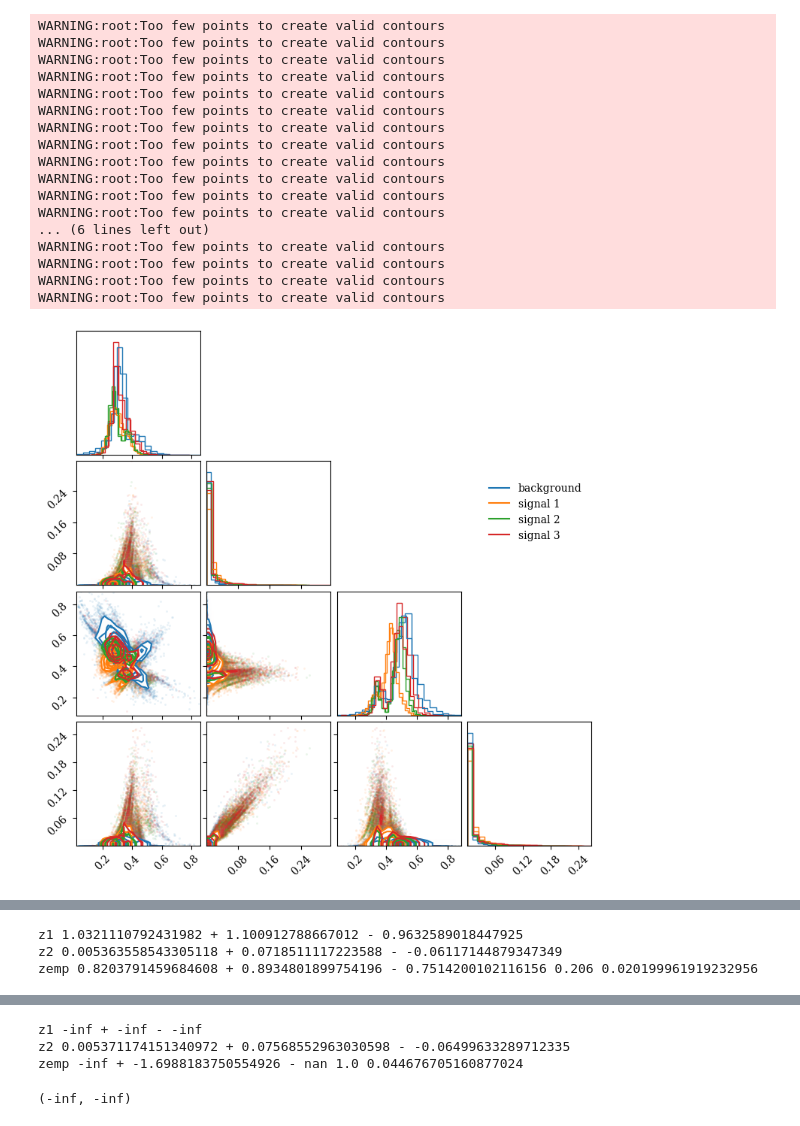
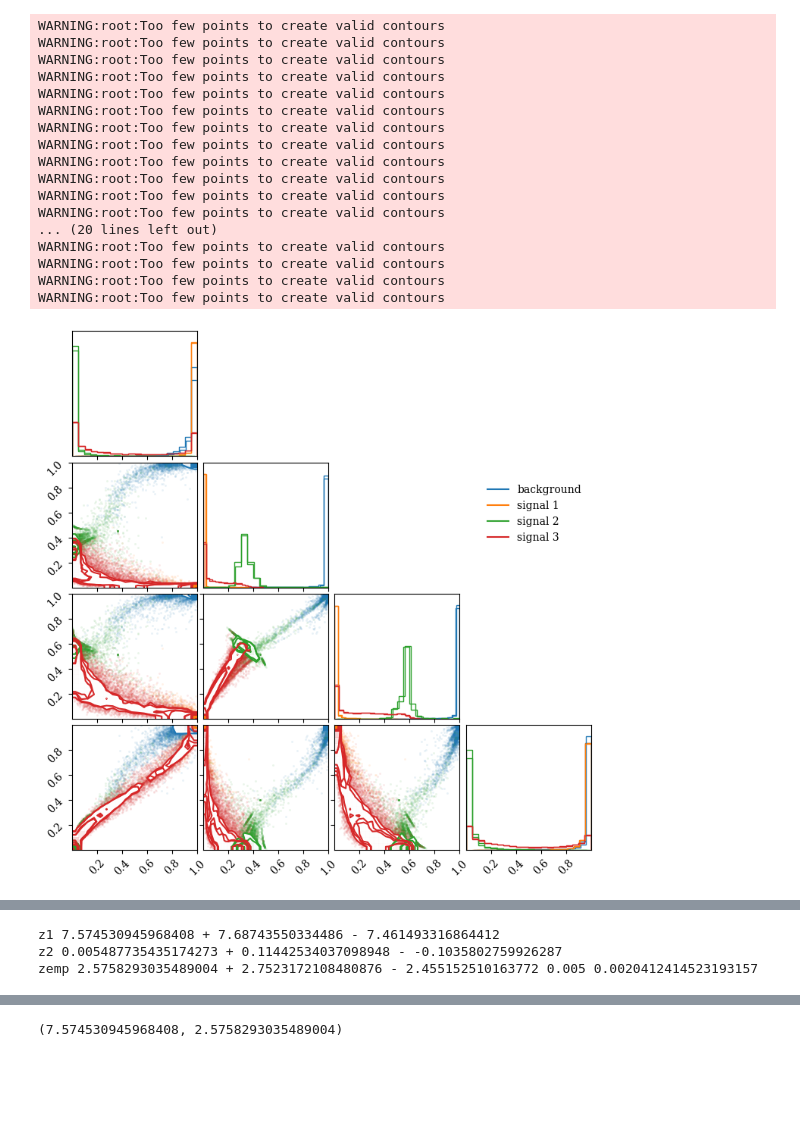
Before and after one commit to chreissel/phlab-neurips25, a Jupyter notebook: experiments/toyjet/ToyMahaDataMC.ipynb, the cells around one changed output, grey strips where cells are left out. Drawn from its saved outputs; the diff is of its cells as text; code cells hidden in the pictures; blank space fills up the shorter version.

```diff
--- a/experiments/toyjet/ToyMahaDataMC.ipynb
+++ b/experiments/toyjet/ToyMahaDataMC.ipynb
@@ -61,0 +68,17 @@ Validation: |
+# %%
+#pretraining
+with torch.no_grad():
+    output_train  = tjds.model.encoder(tjds.train_data.float())
+    output        = tjds.model.encoder(tjds.test_data.float())
+    output1       = tjds.model.encoder(tjds.true_data.float())
+    #output2       = tjds.model.shifter(output1) ### If we correct data relative to MC
+
+#print(output1[0],output2[0])
+tjds.cornerQuick(output,output1,tjds.test_labels,tjds.test_labels)
+#tjds.cornerQuick(output1,output1,tjds.true_labels,tjds.true_labels)
+#tjds.cornerQuick(output1,output2,tjds.true_labels,tjds.true_labels)
+#tjds.cornerQuick(output,output,tjds.test_labels,tjds.test_labels)
+#tjds.zscoreplot(output,output1,tjds.test_labels,tjds.test_labels,tjds.test_data,tjds.true_data)
+#dutils.z_yield(output1,tjds.true_labels,output,tjds.test_labels,(nsigs-1),iNbins=1,ntoys=100,iNb=10000,iNr=20000,plot=True)
+dutils.run_toy(200, 10000, 20000,output,tjds.test_labels,output,tjds.test_labels,(nsigs-1),ntoys=500,plot=True)
+dutils.run_toy(200, 10000, 20000,output1,tjds.true_labels,output,tjds.test_labels,(nsigs-1),ntoys=500,plot=True)
@@ -89,6 +158,6 @@ train_loader   = DataLoader(merger,batch_size=1000,shuffle=True,num_workers=1,dr
 # %%
-#from models.losses import SupervisedSimCLRLoss
-#criterion = SupervisedSimCLRLoss(temperature=0.1)
-#optimizer = torch.optim.AdamW(model.parameters(),lr=1e-3)#+domain_shifter.parameters,lr=5e-4)
-dutils.train_generic_datamc(1,train_loader,model,criterion,optimizer,iCorrectData=True)
+from models.losses import SupervisedSimCLRLoss
+criterion = SupervisedSimCLRLoss(temperature=0.1)
+optimizer = torch.optim.AdamW(model.parameters(),lr=1e-3)#+domain_shifter.parameters,lr=5e-4)
+dutils.train_generic_datamc(10,train_loader,model,criterion,optimizer,iCorrectData=False)
 # %% [output]
@@ -96,35 +175,36 @@ RuntimeError: one of the variables needed for gradient computation has been modi
 # %%
+#postraining
 with torch.no_grad():
     output_train  = tjds.model.encoder(tjds.train_data.float())
     output        = tjds.model.encoder(tjds.test_data.float())
     output1       = tjds.model.encoder(tjds.true_data.float())
     #output2       = tjds.model.shifter(output1) ### If we correct data relative to MC
 
 #print(output1[0],output2[0])
 tjds.cornerQuick(output,output1,tjds.test_labels,tjds.test_labels)
-tjds.cornerQuick(output1,output1,tjds.true_labels,tjds.true_labels)
+#tjds.cornerQuick(output1,output1,tjds.true_labels,tjds.true_labels)
 #tjds.cornerQuick(output1,output2,tjds.true_labels,tjds.true_labels)
 #tjds.cornerQuick(output,output,tjds.test_labels,tjds.test_labels)
 #tjds.zscoreplot(output,output1,tjds.test_labels,tjds.test_labels,tjds.test_data,tjds.true_data)
 #dutils.z_yield(output1,tjds.true_labels,output,tjds.test_labels,(nsigs-1),iNbins=1,ntoys=100,iNb=10000,iNr=20000,plot=True)
-dutils.run_toy(200, 10000, 20000,output,tjds.test_labels,output,tjds.test_labels,(nsigs-1),ntoys=500,plot=True)
-dutils.run_toy(200, 10000, 20000,output1,tjds.true_labels,output,tjds.test_labels,(nsigs-1),ntoys=500,plot=True)
+dutils.run_toy(200, 10000, 20000,output,tjds.test_labels,output,tjds.test_labels,(nsigs-1),ntoys=1000,plot=True)
+dutils.run_toy(200, 10000, 20000,output1,tjds.true_labels,output,tjds.test_labels,(nsigs-1),ntoys=1000,plot=True)
 # %% [output]
 WARNING:root:Too few points to create valid contours
 WARNING:root:Too few points to create valid contours
 WARNING:root:Too few points to create valid contours
 WARNING:root:Too few points to create valid contours
 WARNING:root:Too few points to create valid contours
 WARNING:root:Too few points to create valid contours
 WARNING:root:Too few points to create valid contours
 WARNING:root:Too few points to create valid contours
 WARNING:root:Too few points to create valid contours
 WARNING:root:Too few points to create valid contours
 WARNING:root:Too few points to create valid contours
 WARNING:root:Too few points to create valid contours
-... (6 lines left out)
+... (20 lines left out)
 WARNING:root:Too few points to create valid contours
 WARNING:root:Too few points to create valid contours
 WARNING:root:Too few points to create valid contours
 WARNING:root:Too few points to create valid contours
-[figure, old version]
+[figure, new version]
@@ -153,3 +216,3 @@ WARNING:root:Too few points to create valid contours
-z1 1.0321110792431982 + 1.100912788667012 - 0.9632589018447925
-z2 0.005363558543305118 + 0.0718511117223588 - -0.06117144879347349
-zemp 0.8203791459684608 + 0.8934801899754196 - 0.7514200102116156 0.206 0.020199961919232956
+z1 7.574530945968408 + 7.68743550334486 - 7.461493316864412
+z2 0.005487735435174273 + 0.11442534037098948 - -0.1035802759926287
+zemp 2.5758293035489004 + 2.7523172108480876 - 2.455152510163772 0.005 0.0020412414523193157
@@ -157,4 +219 @@ zemp 0.8203791459684608 + 0.8934801899754196 - 0.7514200102116156 0.206 0.020199
-z1 -inf + -inf - -inf
-z2 0.005371174151340972 + 0.07568552963030598 - -0.06499633289712335
-zemp -inf + -1.6988183750554926 - nan 1.0 0.044676705160877024
+(7.574530945968408, 2.5758293035489004)
-(-inf, -inf)
```
Also changed, not shown: parts of 6 cells of this notebook, 1 other file.
